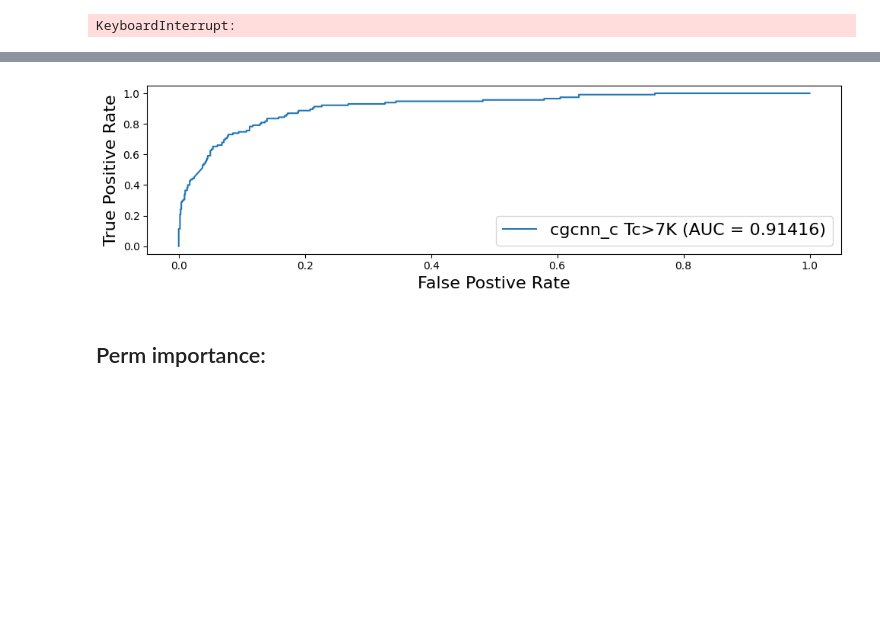
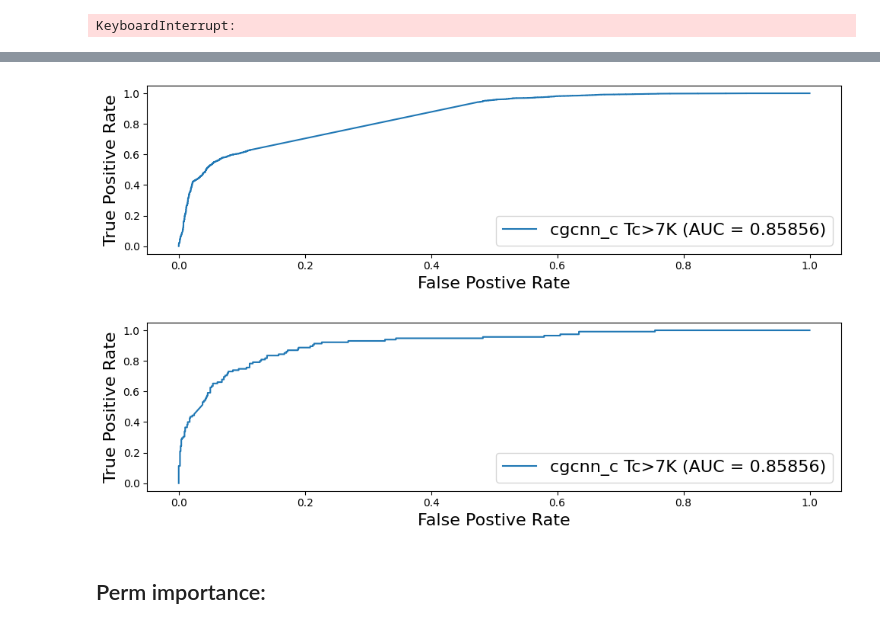
Before and after one commit to SSBNS/ML_Personal_git, a Jupyter notebook: 3DSC_looker_classifier_colab_ICSD.ipynb, the cells around one changed output, grey strips where cells are left out. Cells and saved outputs as stored; diff of their text form; code cells hidden in the pictures; blank space fills up the shorter version.

```diff
--- a/3DSC_looker_classifier_colab_ICSD.ipynb
+++ b/3DSC_looker_classifier_colab_ICSD.ipynb
@@ -1531,7 +1548,7 @@ real_test_loader = DataLoader(real_test_graphs, batch_size=32, shuffle=False)
 all_preds, all_targets = [], []
 cgcnn_c_v1.eval()
 with torch.no_grad():
-    for batch in real_test_loader:
+    for batch in test_loader:
         batch = batch.to(device)
         prob = torch.sigmoid(cgcnn_c_v1(batch)).squeeze(-1)
         all_preds.extend(prob.cpu().numpy())
@@ -1557,0 +1575,16 @@ weighted avg       0.91      0.92      0.91      1094
+# %%
+all_preds_real, all_targets_real = [], []
+cgcnn_c_v1.eval()
+with torch.no_grad():
+    for batch in real_test_loader:
+        batch = batch.to(device)
+        prob = torch.sigmoid(cgcnn_c_v1(batch)).squeeze(-1)
+        all_preds_real.extend(prob.cpu().numpy())
+        all_targets_real.extend(batch.y.cpu().numpy())
+
+all_preds_real   = np.array(all_preds_real)
+all_targets_real = np.array(all_targets_real).astype(int)
+binary_preds_real = (all_preds_real > 0.6).astype(int)
+
+print(classification_report(all_targets_real, binary_preds_real, target_names=['Non-SC', 'SC']))
+print(confusion_matrix(all_targets_real, binary_preds_real))
@@ -1564,17 +1610,29 @@ np.savetxt('/content/ML_Personal_git/data/preds/'+'targets_ICSD'+'.csv', all_tar
 # %%
 from sklearn.metrics import roc_curve, auc
 fpr, tpr, _ = roc_curve(all_targets,all_preds)
 auc_score = auc(fpr,tpr)
 fig = plt.figure(figsize = [10,3])
 plt.plot(fpr, tpr, label=f'cgcnn_c Tc>7K (AUC = {auc_score:5.5f})')
 plt.legend(fontsize=16)
 plt.xlabel('False Postive Rate', size=16)
 plt.ylabel('True Positive Rate', size=16)
 plt.tight_layout()
 # fig.savefig("/content/ML_Personal_git/roc_cgcnn_ICSD.png")
 plt.show()
+from sklearn.metrics import roc_curve, auc
+fpr_real, tpr_real, _ = roc_curve(all_targets_real,all_preds_real)
+auc_score_real = auc(fpr_real,tpr_real)
+fig = plt.figure(figsize = [10,3])
+plt.plot(fpr_real, tpr_real, label=f'cgcnn_c Tc>7K (AUC = {auc_score:5.5f})')
+plt.legend(fontsize=16)
+plt.xlabel('False Postive Rate', size=16)
+plt.ylabel('True Positive Rate', size=16)
+plt.tight_layout()
+# fig.savefig("/content/ML_Personal_git/roc_cgcnn_ICSD.png")
+plt.show()
 # %% [output]
-[figure, old version]
+[figure, new version]
+[figure, added]
 # %%
 from sklearn.metrics import precision_recall_curve
 precision, recall, thresholds = precision_recall_curve(all_targets, all_preds)
```
Also changed, not shown: parts of 17 cells of this notebook.
